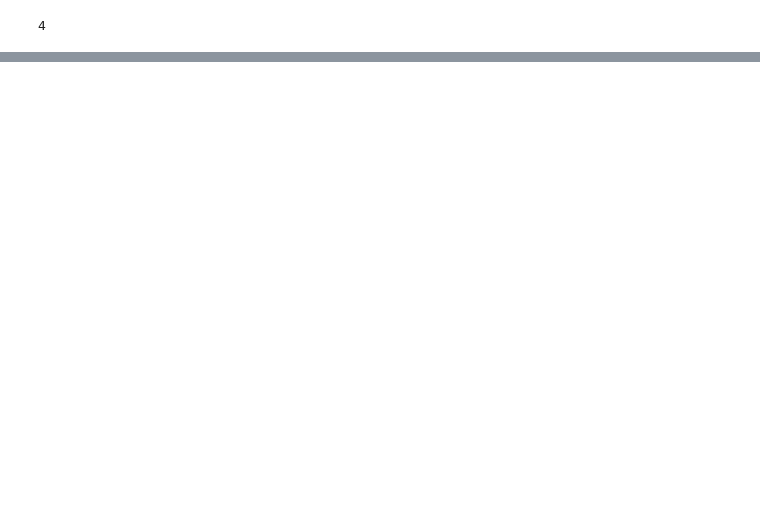
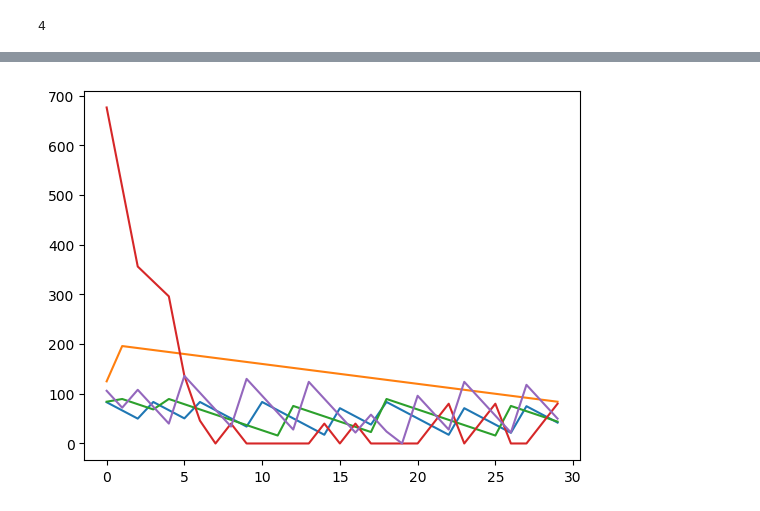
Before and after one commit to dsalgador/RL-Project, a Jupyter notebook: Test-Q-Simulations.ipynb, the cells around one changed output, grey strips where cells are left out. Saved outputs shown, nothing was run; the diff lists cells and outputs as text; code cells hidden in the pictures; blank space fills up the shorter version.

```diff
--- a/Test-Q-Simulations.ipynb
+++ b/Test-Q-Simulations.ipynb
@@ -516 +542,8 @@ Q
  ...}
+# %%
+tank_levels = [test_visualization_steps[i][2] for i in range(len(test_visualization_steps))]
+# %%
+plt.plot(tank_levels)
+plt.show()
+# %% [output]
+[figure, added]
```
Also changed, not shown: parts of 15 cells of this notebook, 2 other files.
